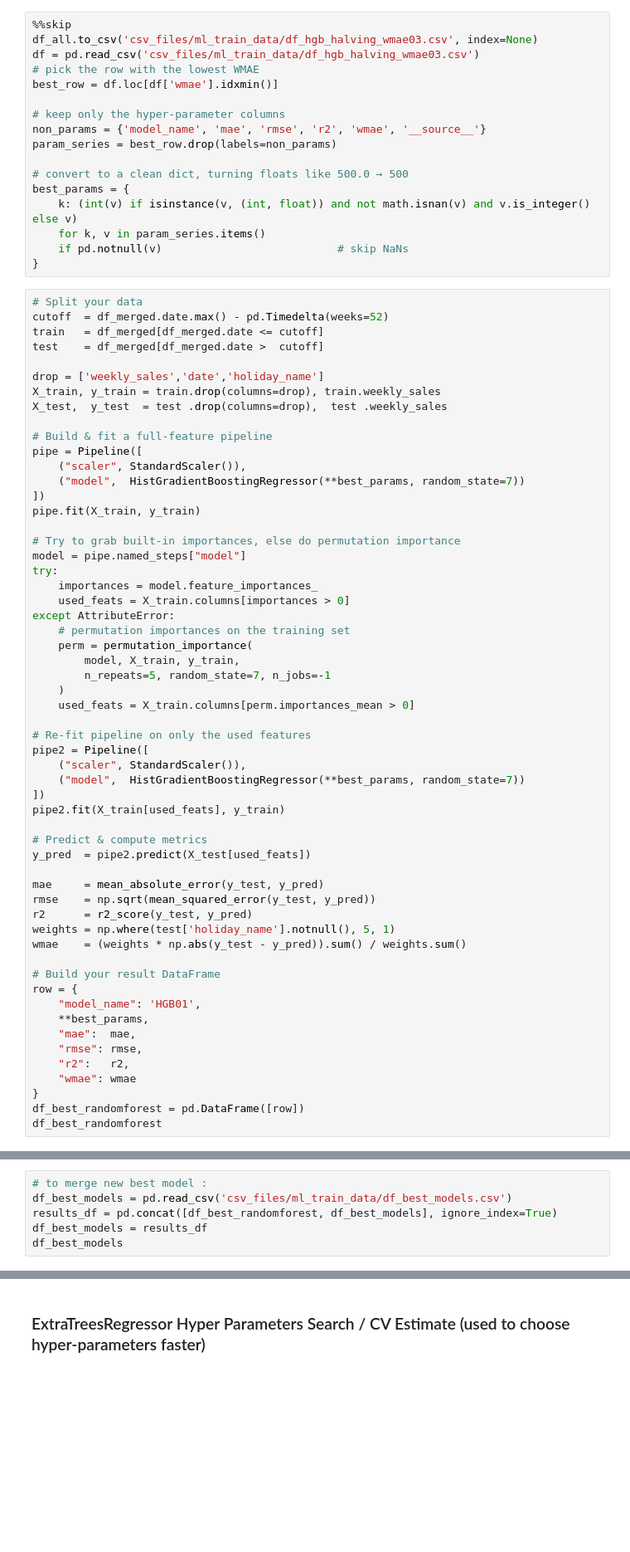
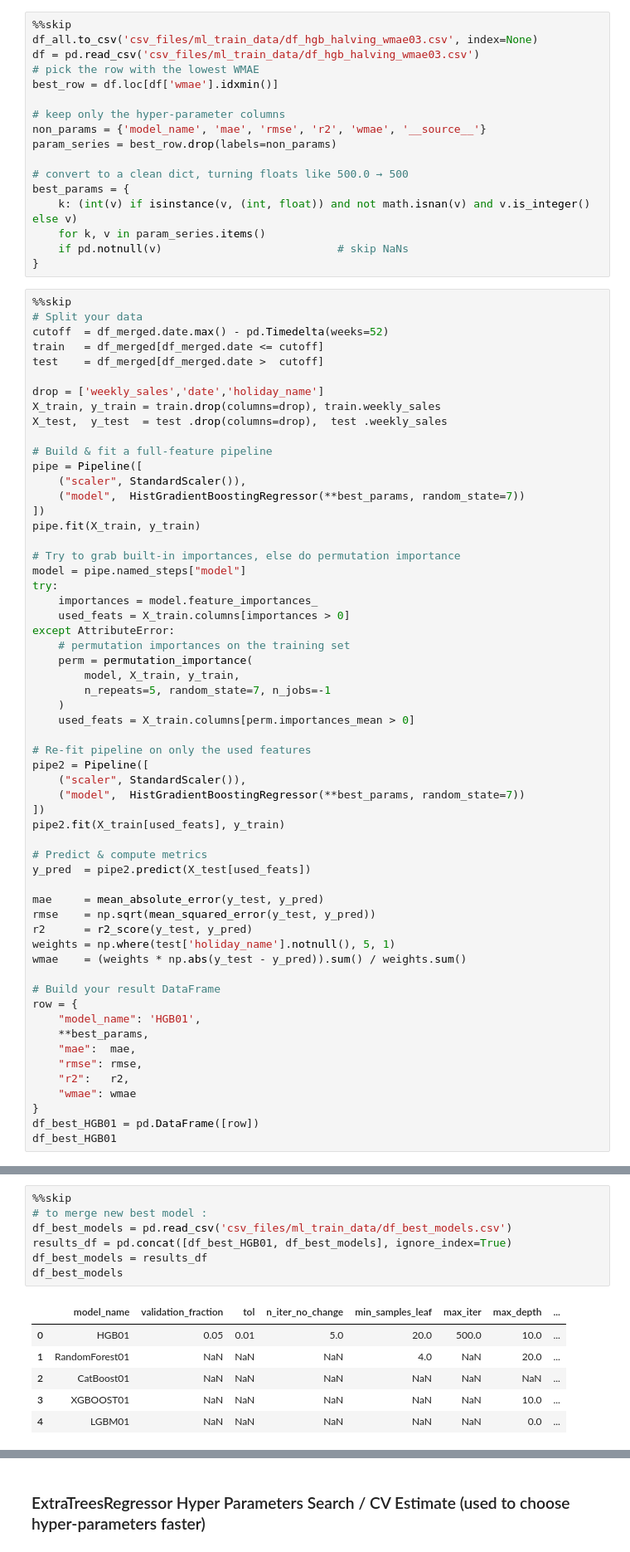
Before and after one commit to JorgeMMLRodrigues/ml_walmart_price, a Jupyter notebook: main.ipynb, the cells around one changed output, grey strips where cells are left out. Shown: that part at 83% size. Cells and saved outputs as stored; diff of their text form; blank space fills up the shorter version.

Commit message:
ExtraTreeRegressor search, random search in depth search and ngboost added to requirements

```diff
--- a/main.ipynb
+++ b/main.ipynb
@@ -4407,6 +4503,7 @@ best_params = {
     if pd.notnull(v)                           # skip NaNs
 }
 # %%
+%%skip
 # Split your data
 cutoff  = df_merged.date.max() - pd.Timedelta(weeks=52)
 train   = df_merged[df_merged.date <= cutoff]
@@ -4461,5 +4558,5 @@ row = {
     "r2":   r2,
     "wmae": wmae
 }
-df_best_randomforest = pd.DataFrame([row])
-df_best_randomforest
+df_best_HGB01 = pd.DataFrame([row])
+df_best_HGB01
@@ -4466,6 +4566,14 @@ df_best_randomforest
 # %%
+%%skip
 # to merge new best model :
 df_best_models = pd.read_csv('csv_files/ml_train_data/df_best_models.csv')
-results_df = pd.concat([df_best_randomforest, df_best_models], ignore_index=True)
+results_df = pd.concat([df_best_HGB01, df_best_models], ignore_index=True)
 df_best_models = results_df
 df_best_models
+# %% [output]
+|  | model_name | validation_fraction | tol | n_iter_no_change | min_samples_leaf | max_iter | max_depth | ... |
+| 0 | HGB01 | 0.05 | 0.01 | 5.0 | 20.0 | 500.0 | 10.0 | ... |
+| 1 | RandomForest01 | NaN | NaN | NaN | 4.0 | NaN | 20.0 | ... |
+| 2 | CatBoost01 | NaN | NaN | NaN | NaN | NaN | NaN | ... |
+| 3 | XGBOOST01 | NaN | NaN | NaN | NaN | NaN | 10.0 | ... |
+| 4 | LGBM01 | NaN | NaN | NaN | NaN | NaN | 0.0 | ... |
```
Also changed, not shown: parts of 11 cells of this notebook, 1 other file.
